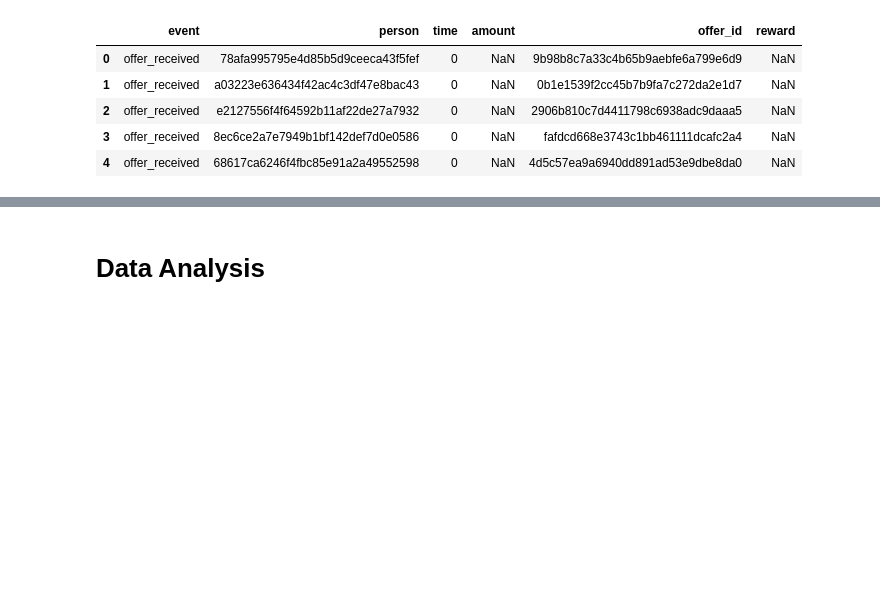
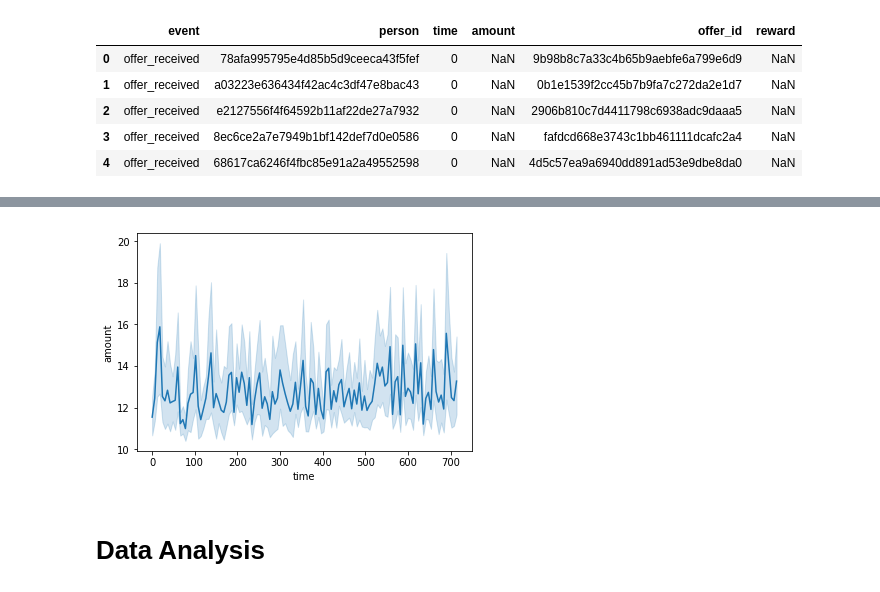
Before and after one commit to frigidplanet/udacity-capstone, a Jupyter notebook: Starbucks_Capstone_notebook.ipynb, the cells around one changed output, grey strips where cells are left out. Saved outputs shown, nothing was run; the diff lists cells and outputs as text; code cells hidden in the pictures; blank space fills up the shorter version.

```diff
--- a/Starbucks_Capstone_notebook.ipynb
+++ b/Starbucks_Capstone_notebook.ipynb
@@ -271,3 +281,9 @@ transcript.head()
+# %%
+trans_amount_timeline = sns.lineplot(x="time", y="amount", data=transcript);
+fig = trans_amount_timeline.get_figure()
+fig.savefig('transcript_trans_over_timeline.png');
+# %% [output]
+[figure, added]
 # %% [markdown]
 # Data Analysis
 # %% [markdown]
```
Also changed, not shown: parts of 9 cells of this notebook, 1 other file.
